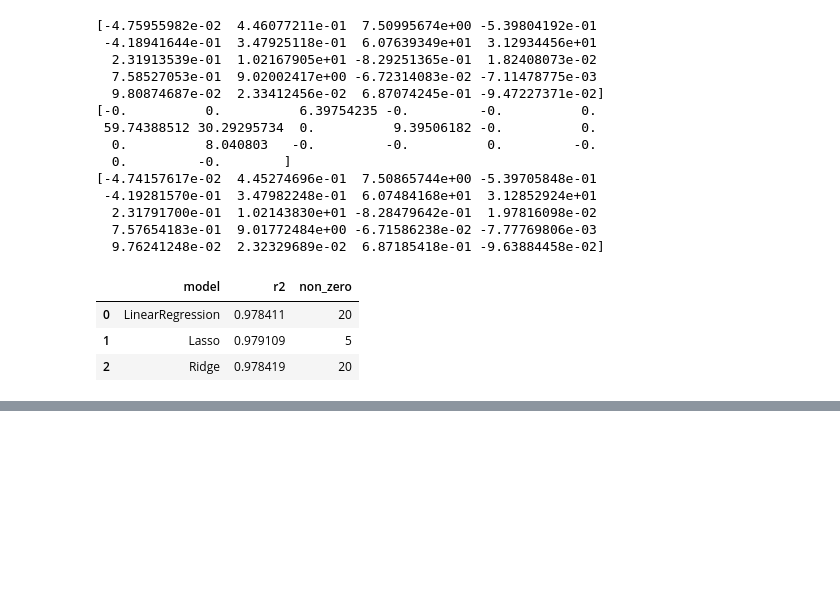
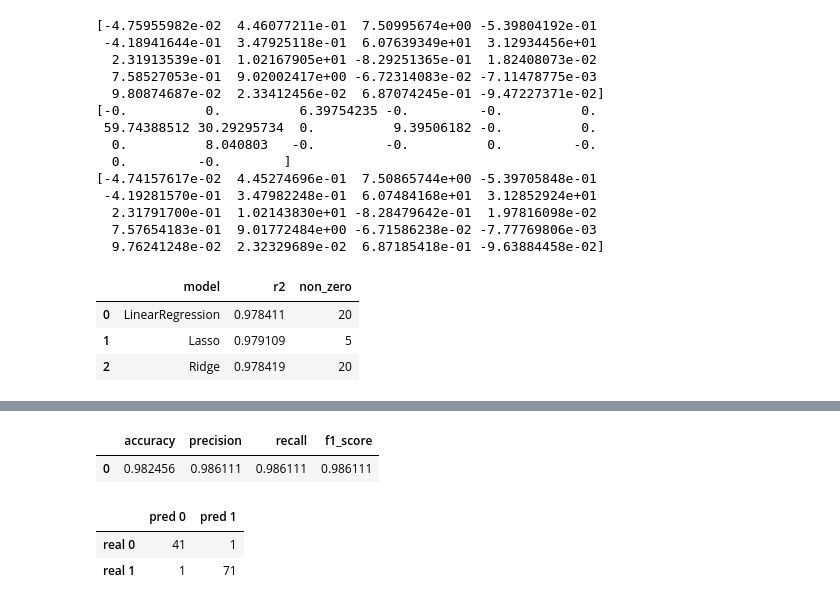
Before and after one commit to dmitriy-shtefan/python-ai, a Jupyter notebook: заняття_7/notebooks/notebook.ipynb, the cells around one changed output, grey strips where cells are left out. Saved outputs shown, nothing was run; the diff lists cells and outputs as text; code cells hidden in the pictures; blank space fills up the shorter version.

```diff
--- a/заняття_7/notebooks/notebook.ipynb
+++ b/заняття_7/notebooks/notebook.ipynb
@@ -189,0 +237,33 @@ print(r2_train, r2_test)
+# %%
+X = df.drop(columns=['target'])
+y = df['target']
+
+X_train, X_test, y_train, y_test = train_test_split(X, y, test_size=0.2, random_state=42, stratify=y)
+
+
+pipeline = Pipeline(steps=[
+    ("scaler", StandardScaler()),
+    ("regressor", LogisticRegression(max_iter=1000))
+])
+
+pipeline.fit(X_train, y_train)
+
+y_pred = pipeline.predict(X_test)
+
+metrics = pd.DataFrame([{
+    'accuracy': accuracy_score(y_test, y_pred),
+    'precision': precision_score(y_test, y_pred),
+    'recall': recall_score(y_test, y_pred),
+    'f1_score': f1_score(y_test, y_pred)
+}])
+metrics
+# %% [output]
+|  | accuracy | precision | recall | f1_score |
+| 0 | 0.982456 | 0.986111 | 0.986111 | 0.986111 |
+# %%
+cm = confusion_matrix(y_test, y_pred)
+pd.DataFrame(cm, index=['real 0', 'real 1'], columns=['pred 0', 'pred 1'])
+# %% [output]
+|  | pred 0 | pred 1 |
+| real 0 | 41 | 1 |
+| real 1 | 1 | 71 |
```
Also changed, not shown: parts of 5 cells of this notebook, 2 other files.
